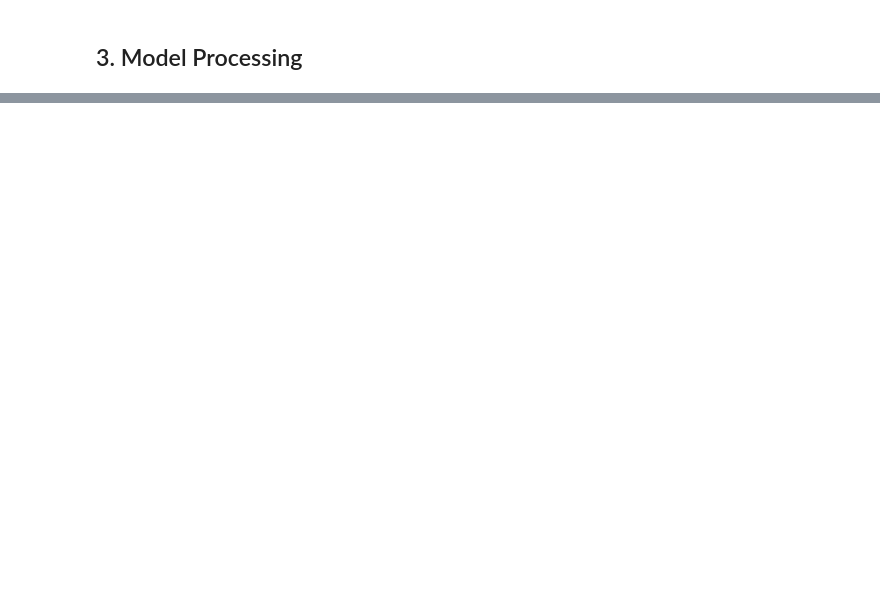
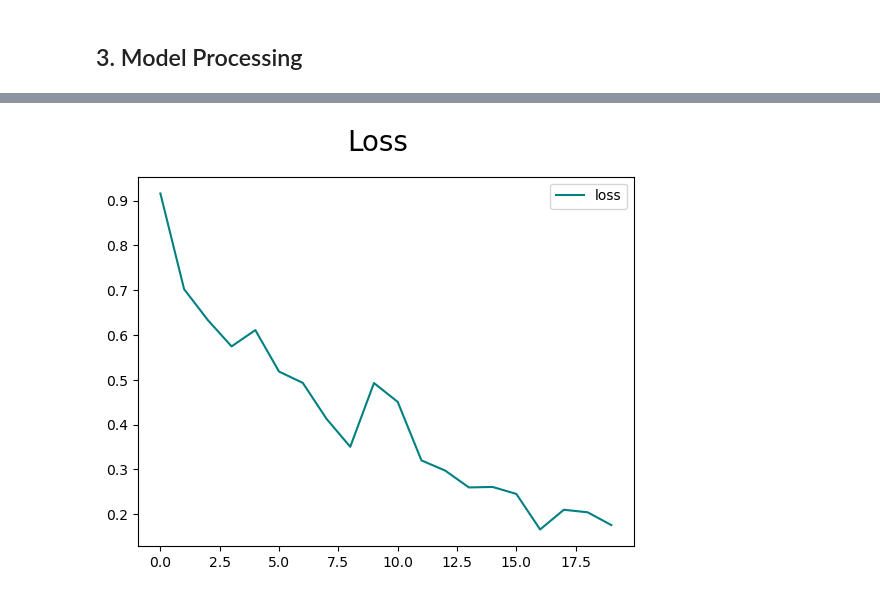
Before and after one commit to Alekiie/Baby-Attitude, a Jupyter notebook: main.ipynb, the cells around one changed output, grey strips where cells are left out. Saved outputs shown, nothing was run; the diff lists cells and outputs as text; code cells hidden in the pictures; blank space fills up the shorter version.

Commit message:
Add validation event logs

```diff
--- a/main.ipynb
+++ b/main.ipynb
@@ -151,3 +153,9 @@ Model: "sequential"
  Total params: 1,853,169 (7.07 MB)
  Trainable params: 1,853,169 (7.07 MB)
  Non-trainable params: 0 (0.00 B)
+# %%
+log_dir='logs'
+# %%
+tensorboard_callback = tf.keras.callbacks.TensorBoard(log_dir=log_dir,histogram_freq=1)
+# %%
+history =model.fit(train,validation_data=val,epochs=20,callbacks=[tensorboard_callback])
@@ -153,0 +218,10 @@ Model: "sequential"
+# %%
+fig = plt.figure()
+plt.plot(history.history['loss'], color='teal', label='loss')
+if 'val_loss' in history.history:
+    plt.plot(history.history['val_loss'], color='orange', label='val_loss')
+fig.suptitle('Loss', fontsize=20)
+plt.legend(loc='upper right')
+plt.show()
+# %% [output]
+[figure, added]
```
Also changed, not shown: parts of 5 cells of this notebook, 2 other files.
